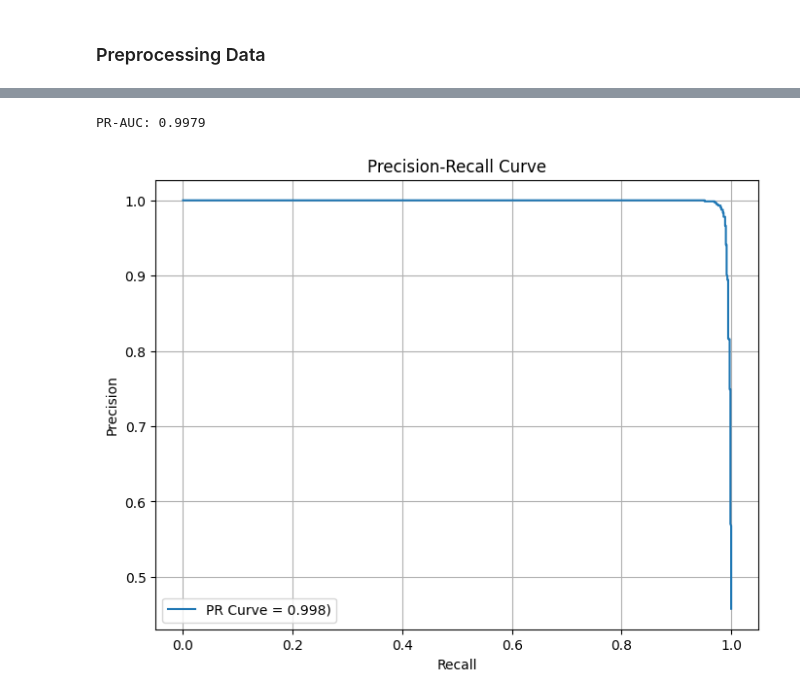
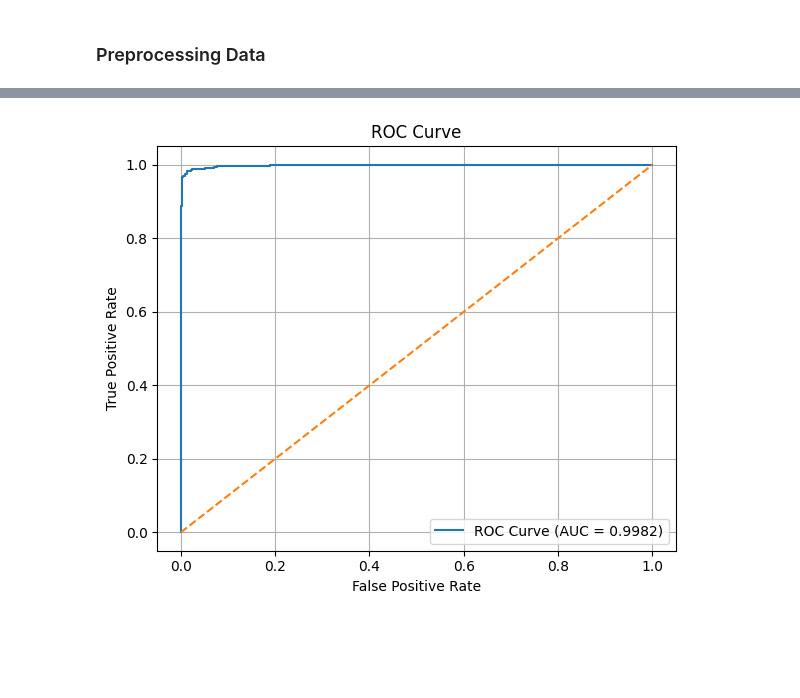
Before and after one commit to Adeliasaputriiii/Model-Detection-W3bshell, a Jupyter notebook: RfModel.ipynb, the cells around one changed output, grey strips where cells are left out. Saved outputs shown, nothing was run; the diff lists cells and outputs as text; code cells hidden in the pictures; blank space fills up the shorter version.

```diff
--- a/RfModel.ipynb
+++ b/RfModel.ipynb
@@ -334,0 +335,3 @@ X_train, X_test, y_train, y_test = train_test_split(X, y, test_size=0.2, random_
+# %%
+X_train, X_test, y_train, y_test = train_test_split(X, y, test_size=0.15, random_state=42)
+X_train.shape, X_test.shape, y_train.shape, y_test.shape
@@ -471,4 +624,4 @@ plt.show()
 # %%
-features_selected = permutation_sorted.head(25).index
-print("Top 25 Fitur Terpenting:", features_selected)
+features_selected = permutation_sorted.head(20).index
+print("Top 20 Fitur Terpenting:", features_selected)
 # %% [output]
@@ -491,0 +652,9 @@ y_prob = classifier.predict_proba(X_test_update)[:, 1]
+# %%
+best_rf.fit(X_train_update, y_train)
+y_pred_update = best_rf.predict(X_test_update)
+
+accuracy = accuracy_score(y_test, y_pred_update)
+classification_rep = classification_report(y_test, y_pred_update)
+
+print(f'Accuracy: {accuracy * 100:.2f}%')
+print("\nClassification Report:\n", classification_rep)
@@ -575,21 +795,23 @@ y_test.shape, y_pred_update.shape, X_test_update.shape, X_train_update.shape, y_
 # %%
-#kurva pr-AUC
-from sklearn.metrics import average_precision_score
+#kurva ROC AUC
 
+y_prob = best_rf.predict_proba(X_test_update)[:, 1]
 
-precision, recall, thresholds = precision_recall_curve(y_test, y_prob)
+#ROC
+fpr, tpr, threshold = roc_curve(y_test, y_prob)
 
-pr_auc = average_precision_score(y_test, y_prob)
-print(f"PR-AUC: {pr_auc:.4f}")
+roc_auc = auc(fpr, tpr)
 
-plt.figure(figsize=(8, 6))
-plt.plot(recall, precision, label=f'PR Curve = {pr_auc:.3f})')
-plt.xlabel('Recall')
-plt.ylabel('Precision')
-plt.title('Precision-Recall Curve')
+plt.figure(figsize=(6, 5))
+plt.plot(fpr, tpr, label=f"ROC Curve (AUC = {roc_auc:.4f})")
+plt.plot([0, 1], [0, 1], linestyle="--")
+plt.xlabel("False Positive Rate")
+plt.ylabel("True Positive Rate")
+plt.title("ROC Curve")
 plt.legend()
-plt.grid()
+
+plt.grid(True)
+plt.tight_layout()
 plt.show()
 # %% [output]
-PR-AUC: 0.9979
-[figure, old version]
+[figure, new version]
```
Also changed, not shown: parts of 60 cells of this notebook, 8 other files.
